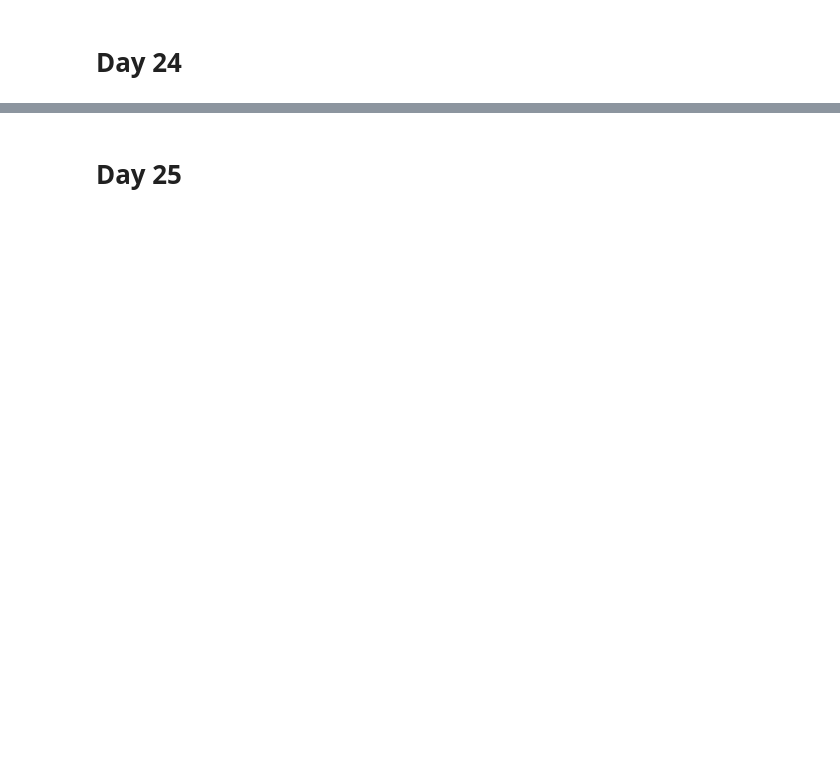
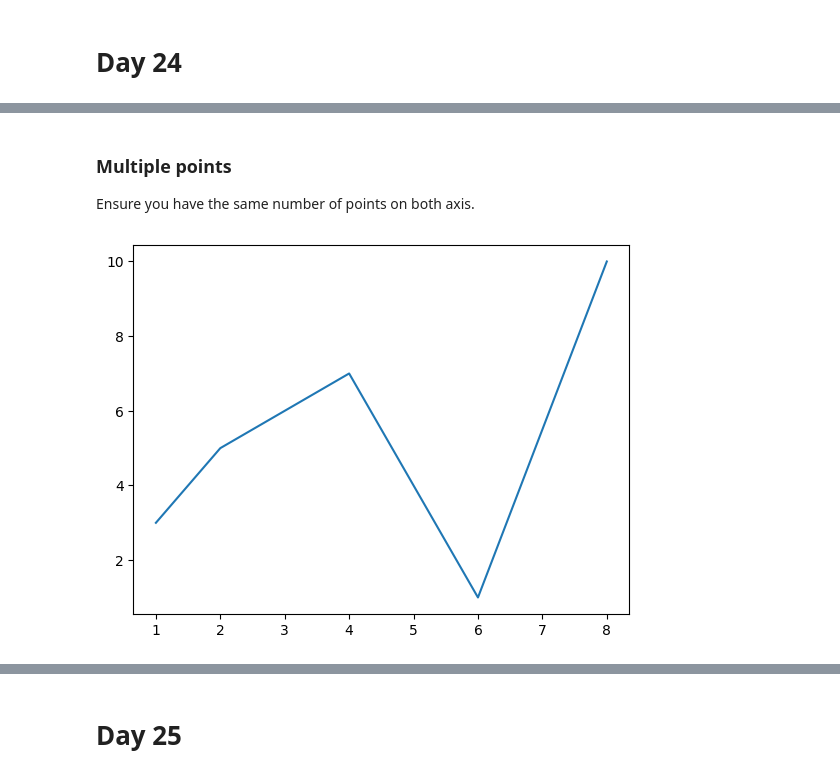
Before and after one commit to SamsonKamunyu/Machine-Learning-Challenge, a Jupyter notebook: Untitled.ipynb, the cells around one changed output, grey strips where cells are left out. Cells and saved outputs as stored; diff of their text form; code cells hidden in the pictures; blank space fills up the shorter version.

```diff
--- a/Untitled.ipynb
+++ b/Untitled.ipynb
@@ -1419,0 +1452,14 @@ print(mycursor.rowcount, 'record(s) affected')
+# %% [markdown]
+### Multiple points
+Ensure you have the same number of points on both axis.
+# %%
+import matplotlib.pyplot as plt
+import numpy as np
+
+xpoints = np.array([1, 2, 4, 6, 8])
+ypoints = np.array([3, 5, 7, 1, 10])
+
+plt.plot(xpoints, ypoints)
+plt.show()
+# %% [output]
+[figure, added]
```
Also changed, not shown: parts of 17 cells of this notebook.
